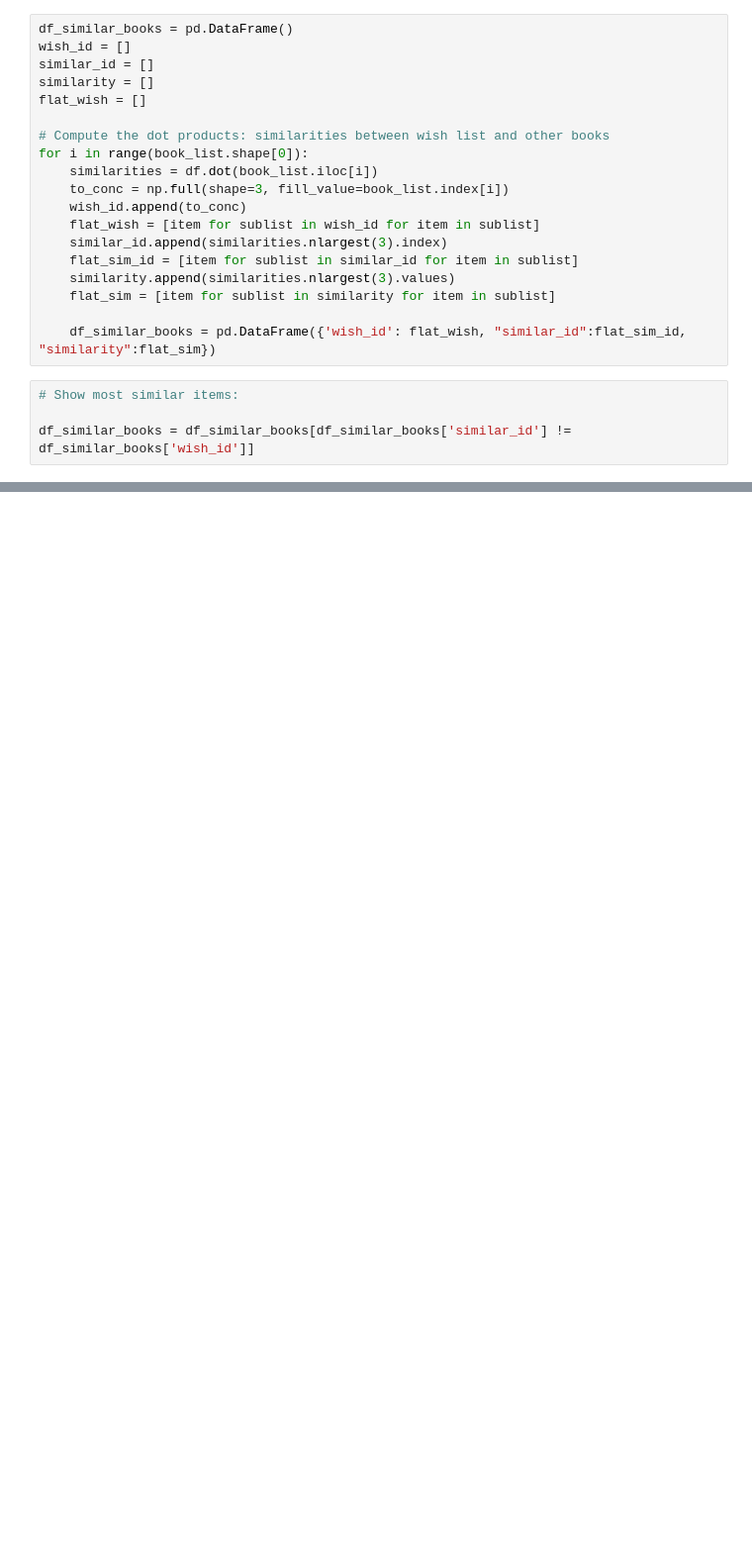
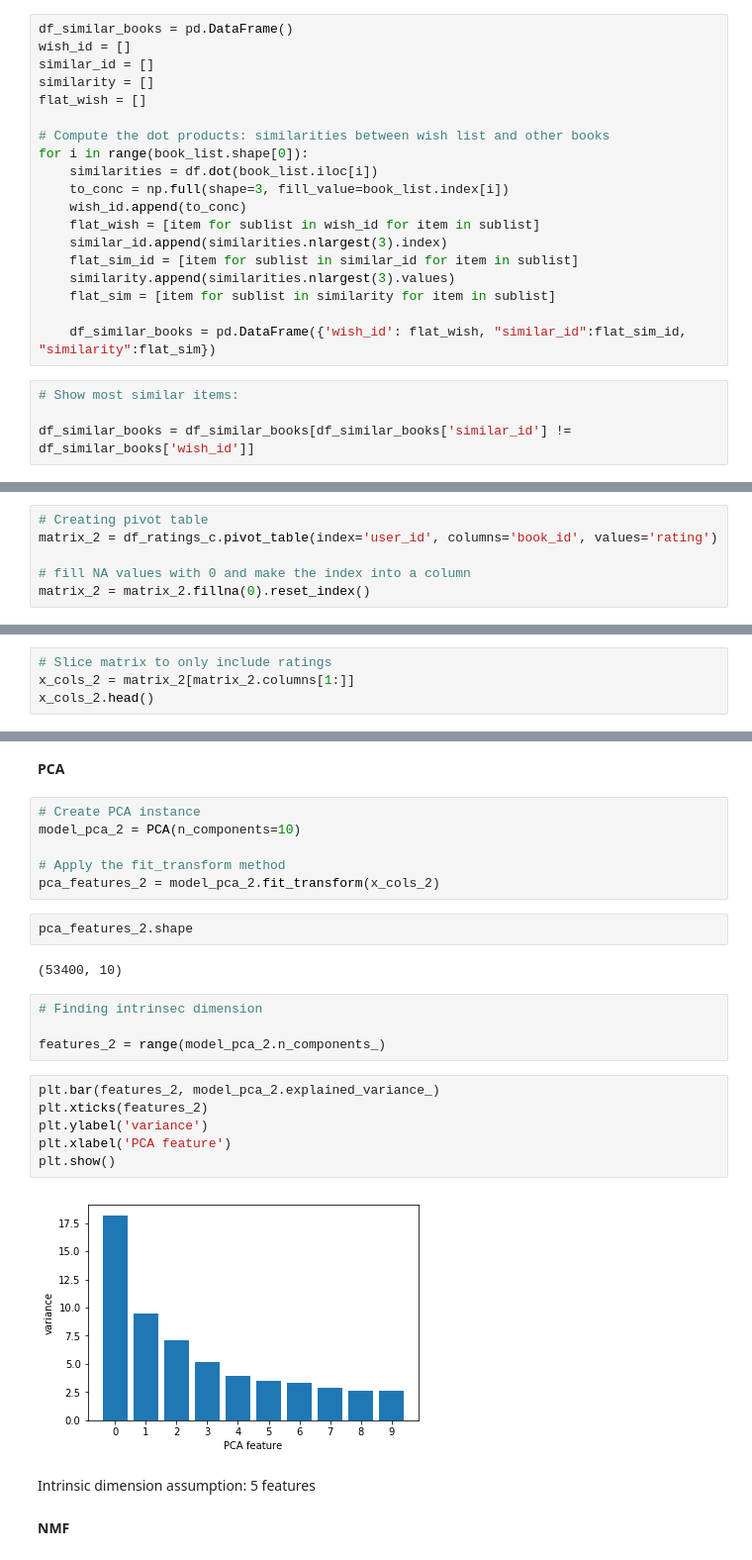
Before and after one commit to tpancier/Books_recommender_ML, a Jupyter notebook: Capstone 2 - EDA & ML.ipynb, the cells around one changed output, grey strips where cells are left out. Shown at 99% size. Cells and saved outputs as stored; diff of their text form; blank space fills up the shorter version.

Commit message:
Added user recommendation

```diff
--- a/Capstone 2 - EDA & ML.ipynb
+++ b/Capstone 2 - EDA & ML.ipynb
@@ -469,0 +447,6 @@ df_similar_books
+# %%
+# Creating pivot table
+matrix_2 = df_ratings_c.pivot_table(index='user_id', columns='book_id', values='rating')
+
+# fill NA values with 0 and make the index into a column
+matrix_2 = matrix_2.fillna(0).reset_index()
@@ -469,0 +463,4 @@ df_similar_books
+# %%
+# Slice matrix to only include ratings
+x_cols_2 = matrix_2[matrix_2.columns[1:]]
+x_cols_2.head()
@@ -469,0 +475,28 @@ df_similar_books
+# %% [markdown]
+**PCA**
+# %%
+# Create PCA instance
+model_pca_2 = PCA(n_components=10)
+
+# Apply the fit_transform method
+pca_features_2 = model_pca_2.fit_transform(x_cols_2)
+# %%
+pca_features_2.shape
+# %% [output]
+(53400, 10)
+# %%
+# Finding intrinsec dimension
+
+features_2 = range(model_pca_2.n_components_)
+# %%
+plt.bar(features_2, model_pca_2.explained_variance_)
+plt.xticks(features_2)
+plt.ylabel('variance')
+plt.xlabel('PCA feature')
+plt.show()
+# %% [output]
+[figure, added]
+# %% [markdown]
+Intrinsic dimension assumption: 5 features
+# %% [markdown]
+**NMF**
```
Also changed, not shown: parts of 18 cells of this notebook.
